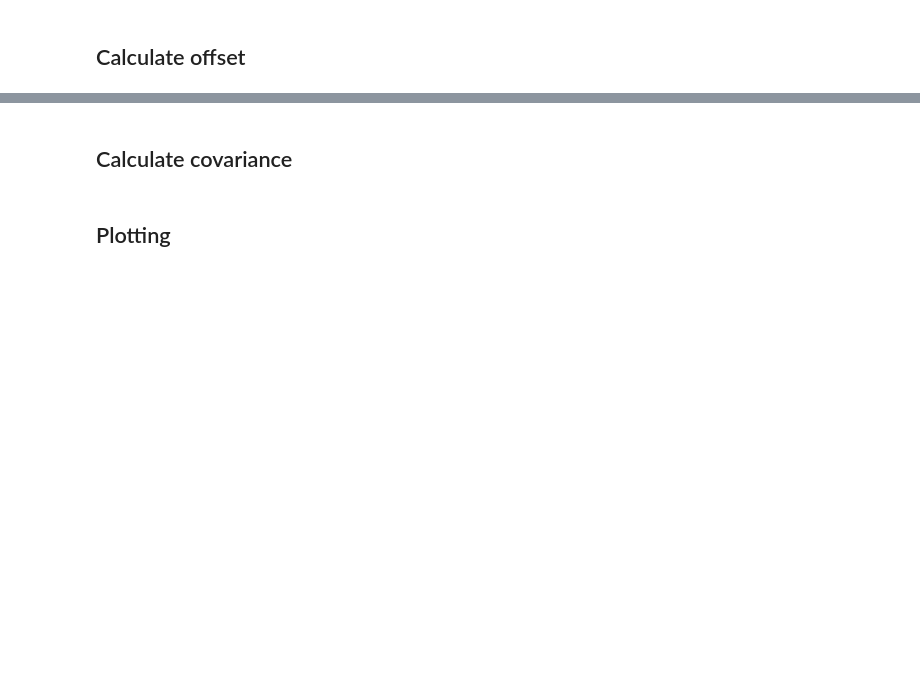
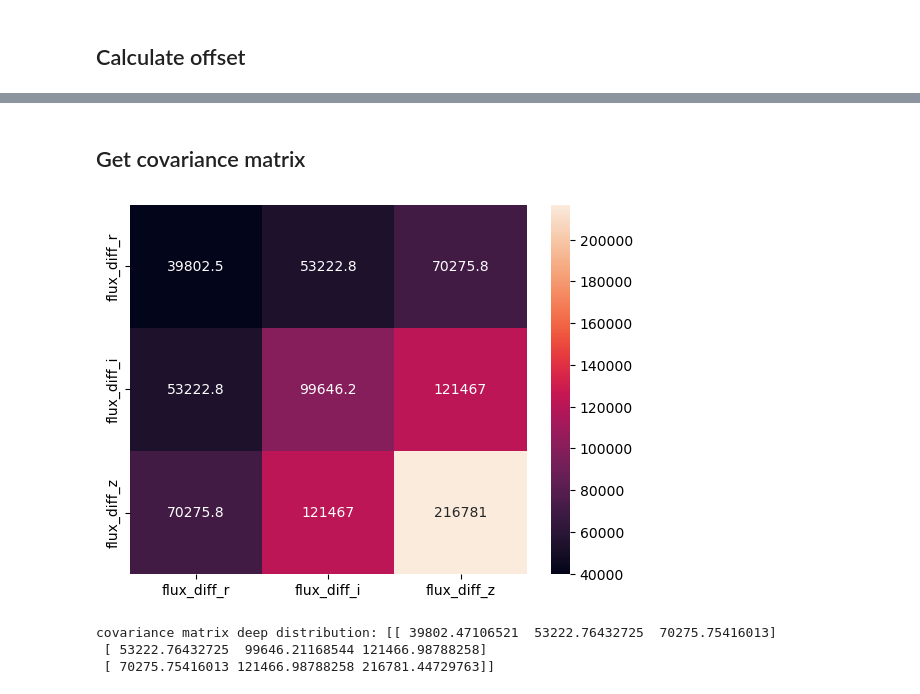
Before and after one commit to elmichelangelo/Balrog, a Jupyter notebook: Analytical_Balrog.ipynb, the cells around one changed output, grey strips where cells are left out. Cells and saved outputs as stored; diff of their text form; code cells hidden in the pictures; blank space fills up the shorter version.

```diff
--- a/Analytical_Balrog.ipynb
+++ b/Analytical_Balrog.ipynb
@@ -152,4 +398,4 @@ dict_offset = {
         "percent_deviation_median_z": bin_stats_z['percent_deviation_median']
     }
 # %% [markdown]
-## Calculate covariance
+## Get covariance matrix
@@ -162,5 +402,14 @@ iqr_values
 # %%
+df_cov_difference = df_balrog_flux[cfg["COVARIANCE_COLUMNS"]]
+
 # Create a DataFrame where each cell is the product of the IQRs of its row and column
 cov_matrix_difference = df_cov_difference.cov().values
-sns.heatmap(cov_matrix_difference, annot=True, fmt='g')
+sns.heatmap(df_cov_difference.cov(), annot=True, fmt='g')
 plt.show()
+
+print(f"covariance matrix deep distribution: {cov_matrix_difference}")
+# %% [output]
+[figure, added]
+covariance matrix deep distribution: [[ 39802.47106521  53222.76432725  70275.75416013]
+ [ 53222.76432725  99646.21168544 121466.98788258]
+ [ 70275.75416013 121466.98788258 216781.44729763]]
@@ -211,2 +415,0 @@ if cfg["PLOT_TRUE_MEAS_COLOR"] is True:
-# %% [markdown]
-## Plotting
```
Also changed, not shown: parts of 95 cells of this notebook, 2 other files.
